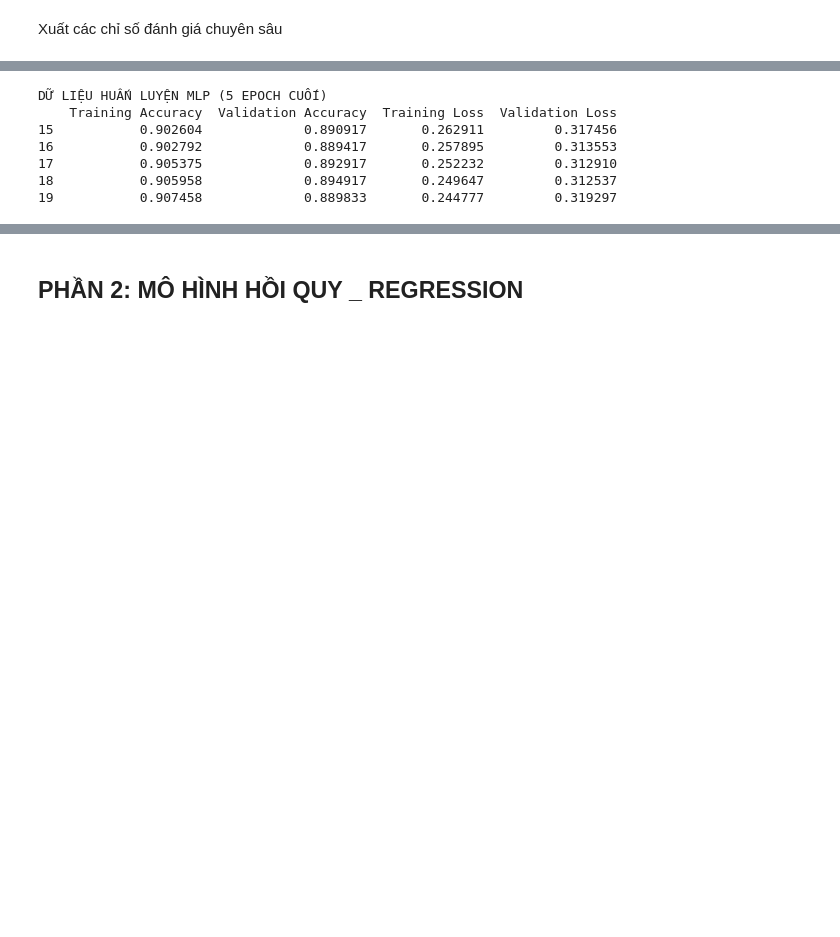
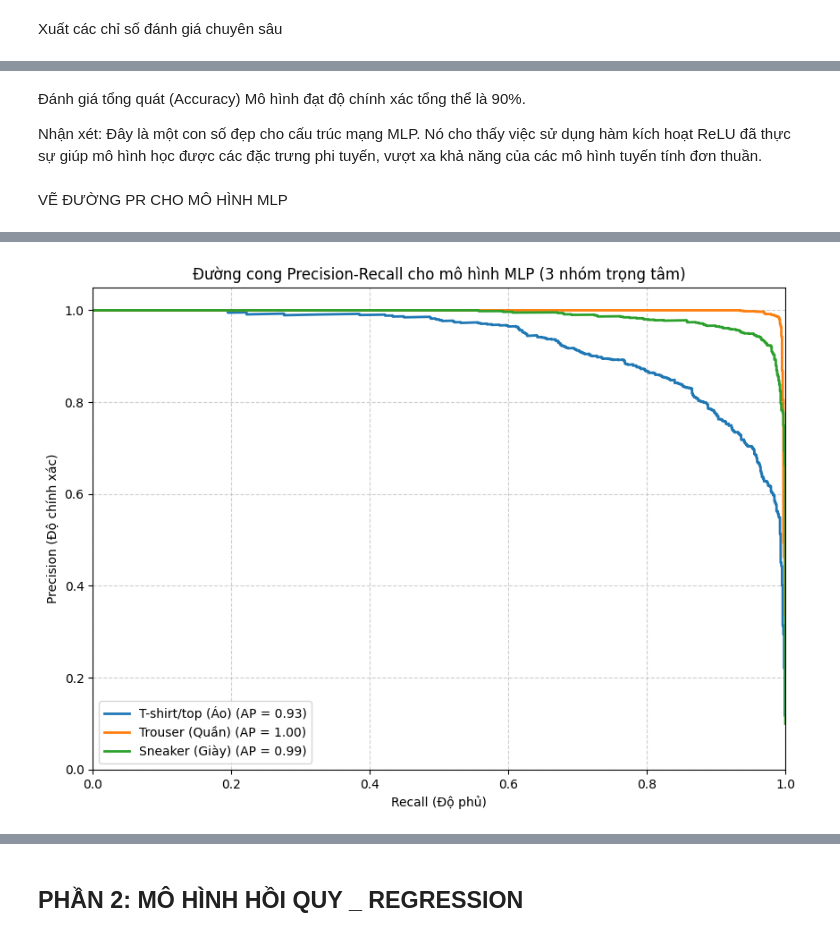
Before and after one commit to dangchicong/hocsau, a Jupyter notebook: Do_an_Cuoi_khoa_DangChiCong_1001250039.ipynb, the cells around one changed output, grey strips where cells are left out. Drawn from its saved outputs; the diff is of its cells as text; code cells hidden in the pictures; blank space fills up the shorter version.

```diff
--- a/Do_an_Cuoi_khoa_DangChiCong_1001250039.ipynb
+++ b/Do_an_Cuoi_khoa_DangChiCong_1001250039.ipynb
@@ -321,26 +343,44 @@ BẢNG TỔNG HỢP ĐỘ CHÍNH XÁC QUA 20 EPOCHS
-# %%
-import pandas as pd
-
-# Giả sử 'history' là biến lưu kết quả từ lệnh model.fit() của bài MLP
-# Tạo bảng dữ liệu từ lịch sử huấn luyện
-accuracy_table = pd.DataFrame({
-    'Training Accuracy': history.history['accuracy'],
-    'Validation Accuracy': history.history['val_accuracy'],
-    'Training Loss': history.history['loss'],
-    'Validation Loss': history.history['val_loss']
-})
-
-# Lưu bảng kết quả thành file CSV để nộp kèm đồ án
-accuracy_table.to_csv('mlp_training_history.csv', index_label='Epoch')
-
-# Hiển thị 5 dòng cuối cùng để lấy số liệu báo cáo
-print("DỮ LIỆU HUẤN LUYỆN MLP (5 EPOCH CUỐI)")
-print(accuracy_table.tail())
-# %% [output]
-DỮ LIỆU HUẤN LUYỆN MLP (5 EPOCH CUỐI)
-    Training Accuracy  Validation Accuracy  Training Loss  Validation Loss
-15           0.902604             0.890917       0.262911         0.317456
-16           0.902792             0.889417       0.257895         0.313553
-17           0.905375             0.892917       0.252232         0.312910
-18           0.905958             0.894917       0.249647         0.312537
-19           0.907458             0.889833       0.244777         0.319297
+# %% [markdown]
+Đánh giá tổng quát (Accuracy)
+Mô hình đạt độ chính xác tổng thể là 90%.
+
+Nhận xét: Đây là một con số đẹp cho cấu trúc mạng MLP. Nó cho thấy việc sử dụng hàm kích hoạt ReLU đã thực sự giúp mô hình học được các đặc trưng phi tuyến, vượt xa khả năng của các mô hình tuyến tính đơn thuần.
+# %% [markdown]
+VẼ ĐƯỜNG PR CHO MÔ HÌNH MLP
+# %%
+from sklearn.metrics import precision_recall_curve, average_precision_score
+import matplotlib.pyplot as plt
+import numpy as np
+
+# 1. Lấy xác suất dự đoán từ mô hình MLP (output của hàm softmax)
+y_score = model_mlp.predict(X_test_new)
+
+# 2. Định nghĩa các lớp cần vẽ (0: Áo, 1: Quần, 7: Giày)
+target_classes = [0, 1, 7]
+class_labels = {0: 'T-shirt/top (Áo)', 1: 'Trouser (Quần)', 7: 'Sneaker (Giày)'}
+
+plt.figure(figsize=(10, 7))
+
+for class_id in target_classes:
+    # Chuyển nhãn về dạng nhị phân cho từng lớp (One-vs-Rest)
+    y_true_binary = (y_test == class_id).astype(int)
+
+    # Tính Precision và Recall ứng với các ngưỡng (thresholds) khác nhau
+    precision, recall, thresholds = precision_recall_curve(y_true_binary, y_score[:, class_id])
+
+    # Tính Average Precision (AP) - Diện tích dưới đường cong
+    ap = average_precision_score(y_true_binary, y_score[:, class_id])
+
+    # Vẽ đường cong cho từng lớp
+    plt.plot(recall, precision, lw=2, label=f'{class_labels[class_id]} (AP = {ap:.2f})')
+
+# 3. Định dạng biểu đồ
+plt.xlabel('Recall (Độ phủ)')
+plt.ylabel('Precision (Độ chính xác)')
+plt.title('Đường cong Precision-Recall cho mô hình MLP (3 nhóm trọng tâm)')
+plt.legend(loc='best')
+plt.grid(True, linestyle='--', alpha=0.6)
+plt.xlim([0.0, 1.0])
+plt.ylim([0.0, 1.05])
+plt.show()
+# %% [output]
@@ -346,0 +388 @@ DỮ LIỆU HUẤN LUYỆN MLP (5 EPOCH CUỐI)
+[figure, added]
```
Also changed, not shown: parts of 24 cells of this notebook.
